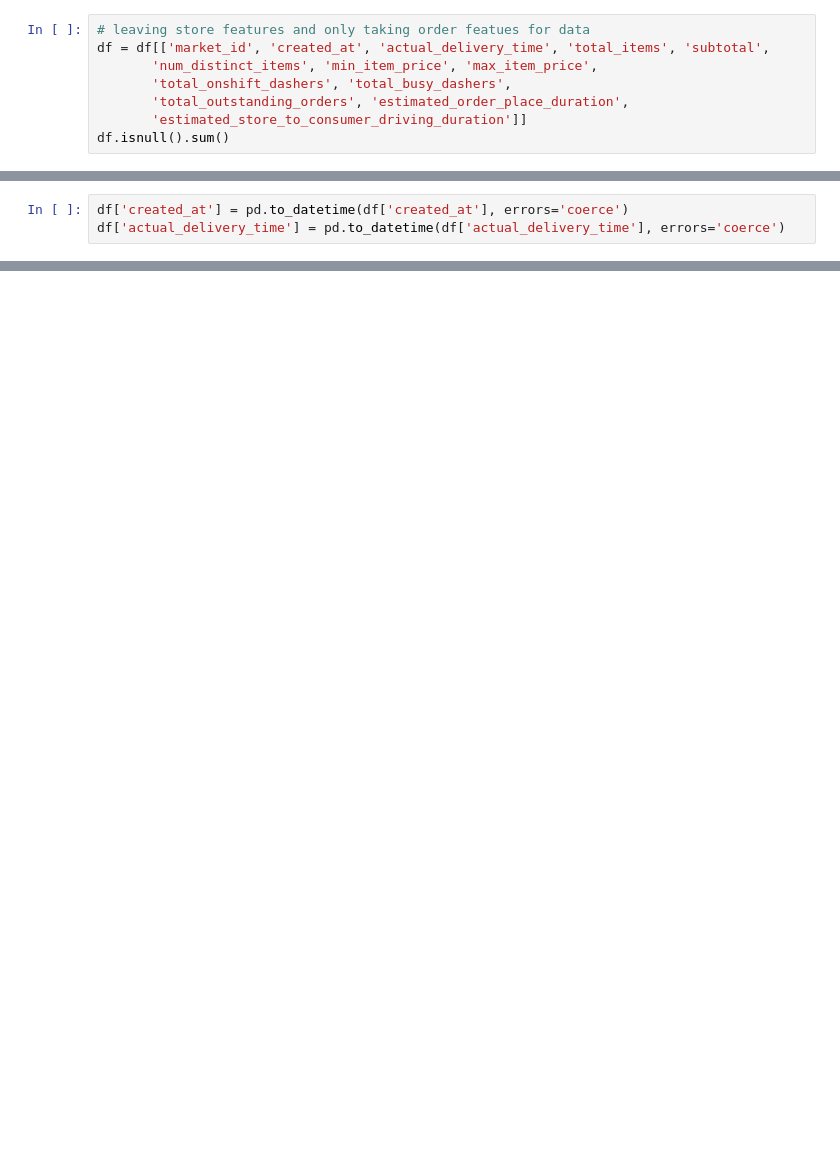
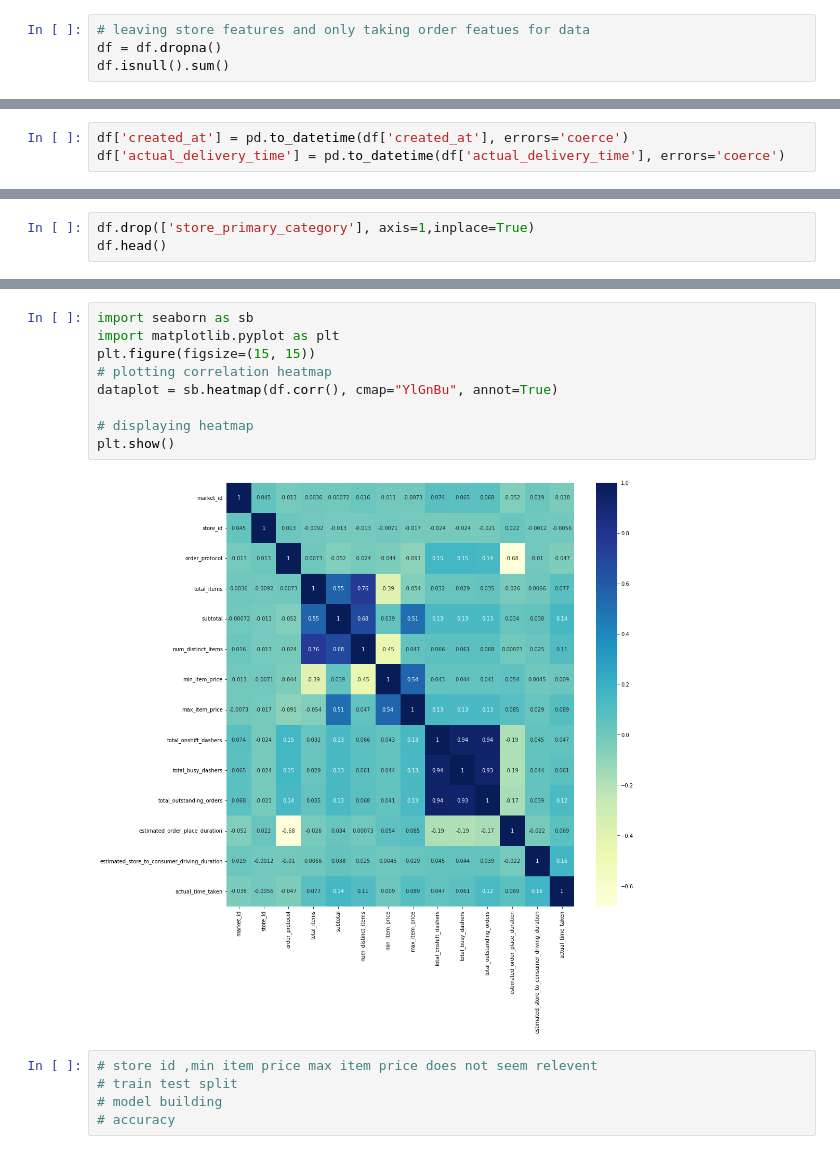
Before and after one commit to Milansingh163/Doordash-Delivery-time-Prediction, a Jupyter notebook: deliverytime.ipynb, the cells around one changed output, grey strips where cells are left out. Saved outputs shown, nothing was run; the diff lists cells and outputs as text; blank space fills up the shorter version.

Commit message:
Kaggle Notebook | Deliverytime | Version 3

```diff
--- a/deliverytime.ipynb
+++ b/deliverytime.ipynb
@@ -144,10 +144,6 @@ df['order_protocol'].value_counts()
 Name: order_protocol, dtype: int64
 # %%
 # leaving store features and only taking order featues for data
-df = df[['market_id', 'created_at', 'actual_delivery_time', 'total_items', 'subtotal',
-       'num_distinct_items', 'min_item_price', 'max_item_price',
-       'total_onshift_dashers', 'total_busy_dashers',
-       'total_outstanding_orders', 'estimated_order_place_duration',
-       'estimated_store_to_consumer_driving_duration']]
+df = df.dropna()
 df.isnull().sum()
 # %% [output]
@@ -213,0 +241,3 @@ dtype: int64
+# %%
+df.drop(['store_primary_category'], axis=1,inplace=True)
+df.head()
@@ -213,0 +251,16 @@ dtype: int64
+# %%
+import seaborn as sb
+import matplotlib.pyplot as plt
+plt.figure(figsize=(15, 15))
+# plotting correlation heatmap
+dataplot = sb.heatmap(df.corr(), cmap="YlGnBu", annot=True)
+
+# displaying heatmap
+plt.show()
+# %% [output]
+[figure, added]
+# %%
+# store id ,min item price max item price does not seem relevent
+# train test split
+# model building
+# accuracy
```
Also changed, not shown: parts of 8 cells of this notebook.
